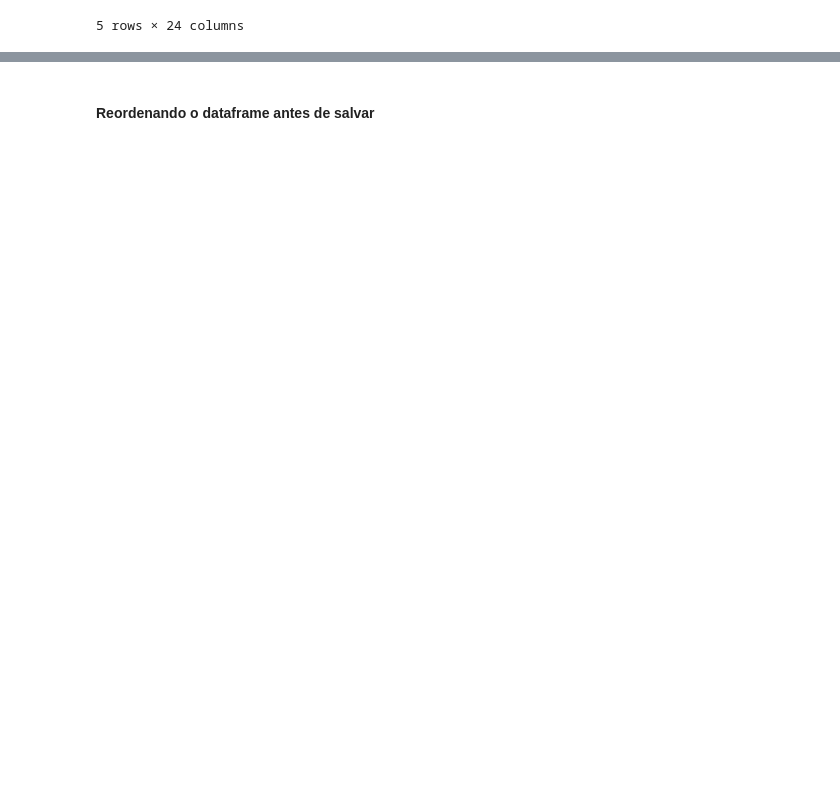
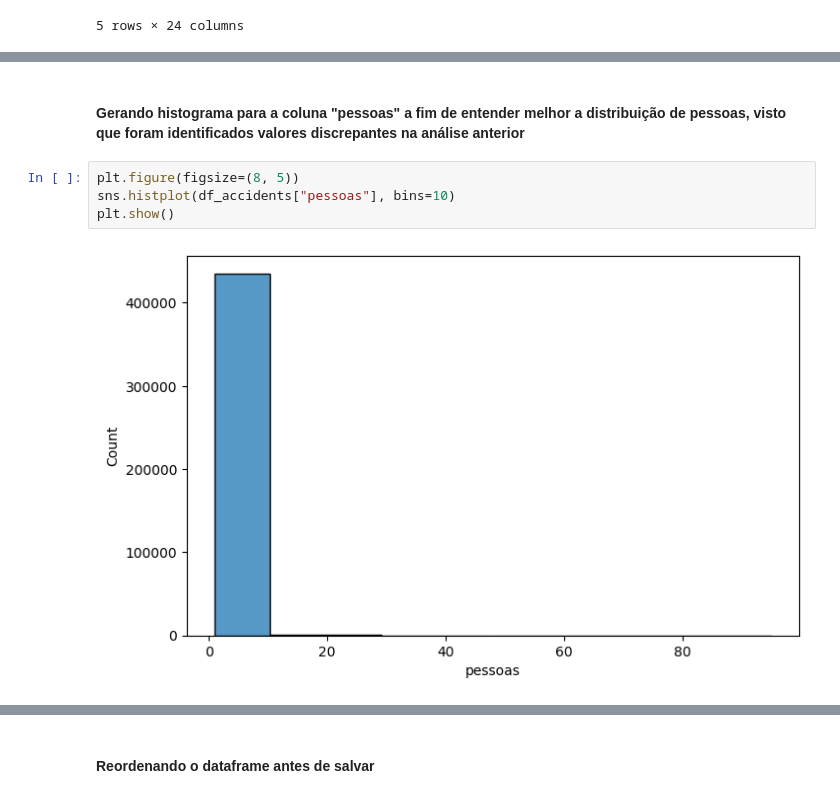
Before and after one commit to evidal1990/coderhouse_datascience, a Jupyter notebook: wrangling/data_wrangling.ipynb, the cells around one changed output, grey strips where cells are left out. Drawn from its saved outputs; the diff is of its cells as text; blank space fills up the shorter version.

Commit message:
Análise das colunas pessoas e veiculos

```diff
--- a/wrangling/data_wrangling.ipynb
+++ b/wrangling/data_wrangling.ipynb
@@ -858,0 +905,8 @@ df_accidents.head()
+# %% [markdown]
+#### Gerando histograma para a coluna "pessoas" a fim de entender melhor a distribuição de pessoas, visto que foram identificados valores discrepantes na análise anterior
+# %%
+plt.figure(figsize=(8, 5))
+sns.histplot(df_accidents["pessoas"], bins=10)
+plt.show()
+# %% [output]
+[figure, added]
```
Also changed, not shown: parts of 20 cells of this notebook.
